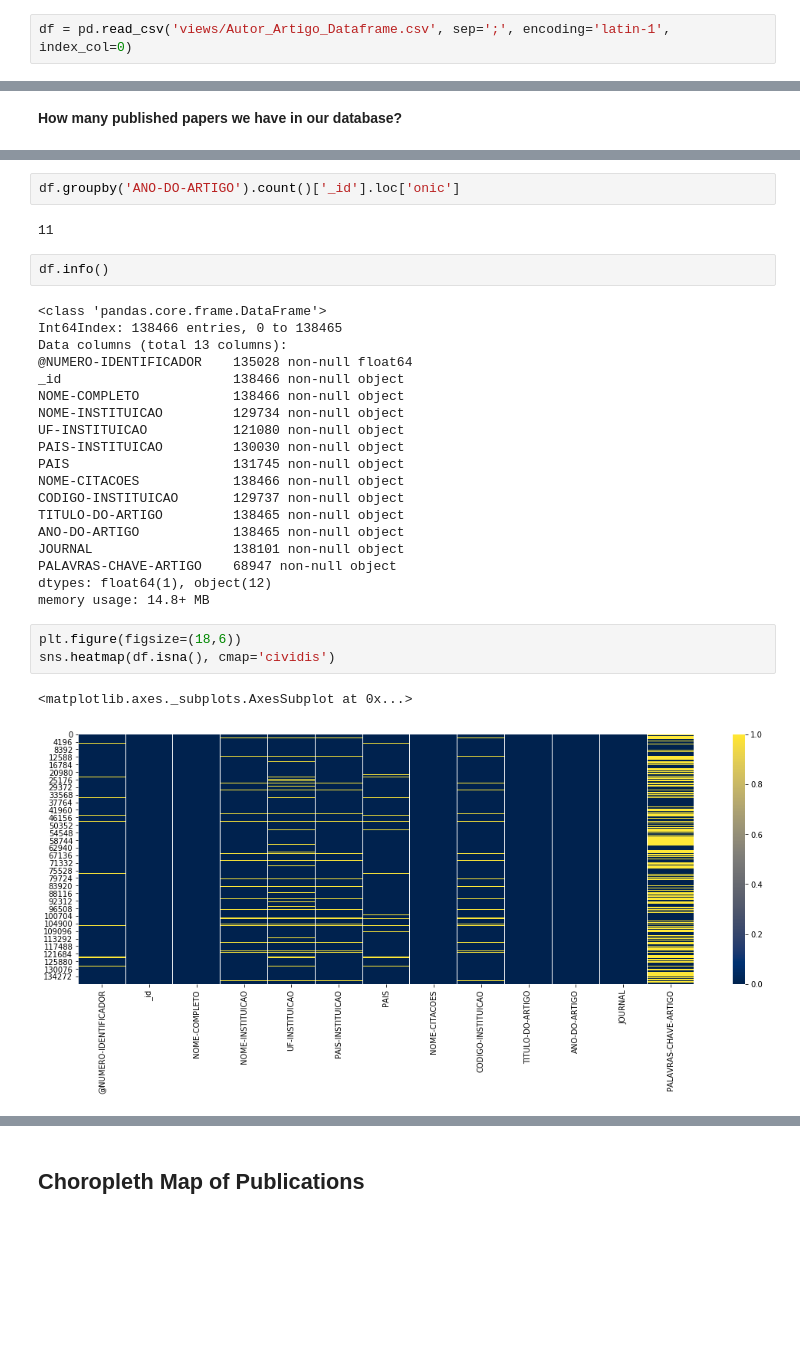
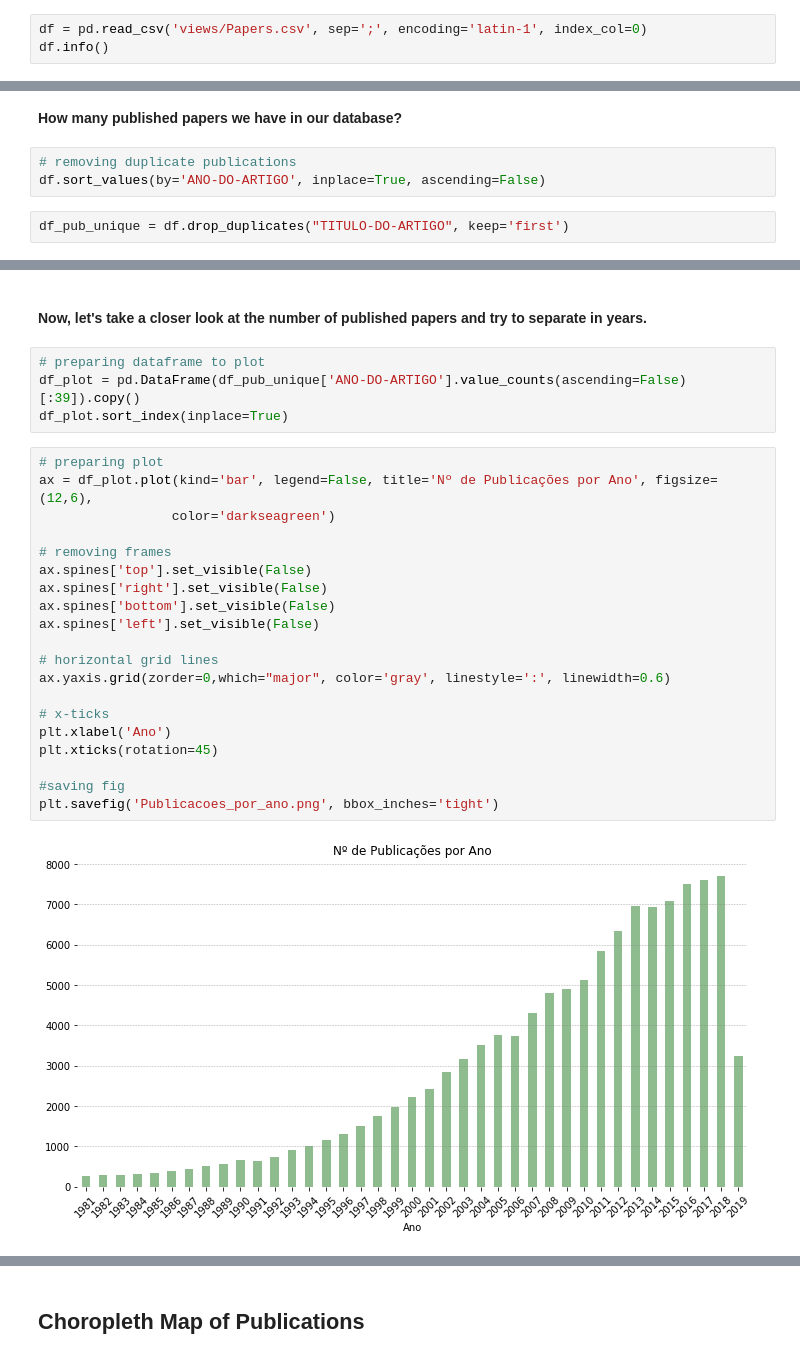
Before and after one commit to davibarreira/PBMNet, a Jupyter notebook: Exploring_Database.ipynb, the cells around one changed output, grey strips where cells are left out. Cells and saved outputs as stored; diff of their text form; blank space fills up the shorter version.

Commit message:
New visualizations - Changes in Exploring_database

```diff
--- a/Exploring_Database.ipynb
+++ b/Exploring_Database.ipynb
@@ -14,4 +14,5 @@ import matplotlib.pyplot as plt
 # %% [markdown]
 **Importing dataframe...**
 # %%
-df = pd.read_csv('views/Autor_Artigo_Dataframe.csv', sep=';', encoding='latin-1', index_col=0)
+df = pd.read_csv('views/Papers.csv', sep=';', encoding='latin-1', index_col=0)
+df.info()
@@ -60,2 +49,7 @@ print('# of researchers in "great" mathematics field: ', df['@NUMERO-IDENTIFICAD
 # %% [markdown]
 **How many published papers we have in our database?**
+# %%
+# removing duplicate publications
+df.sort_values(by='ANO-DO-ARTIGO', inplace=True, ascending=False)
+# %%
+df_pub_unique = df.drop_duplicates("TITULO-DO-ARTIGO", keep='first')
@@ -79,31 +64,30 @@ Index(['2016', '2017', '2018', '2015', '2013', '2014', '2012', '2011', '2010',
-# %%
-df.groupby('ANO-DO-ARTIGO').count()['_id'].loc['onic']
-# %% [output]
-11
-# %%
-df.info()
-# %% [output]
-<class 'pandas.core.frame.DataFrame'>
-Int64Index: 138466 entries, 0 to 138465
-Data columns (total 13 columns):
-@NUMERO-IDENTIFICADOR    135028 non-null float64
-_id                      138466 non-null object
-NOME-COMPLETO            138466 non-null object
-NOME-INSTITUICAO         129734 non-null object
-UF-INSTITUICAO           121080 non-null object
-PAIS-INSTITUICAO         130030 non-null object
-PAIS                     131745 non-null object
-NOME-CITACOES            138466 non-null object
-CODIGO-INSTITUICAO       129737 non-null object
-TITULO-DO-ARTIGO         138465 non-null object
-ANO-DO-ARTIGO            138465 non-null object
-JOURNAL                  138101 non-null object
-PALAVRAS-CHAVE-ARTIGO    68947 non-null object
-dtypes: float64(1), object(12)
-memory usage: 14.8+ MB
-# %%
-plt.figure(figsize=(18,6))
-sns.heatmap(df.isna(), cmap='cividis')
-# %% [output]
-<matplotlib.axes._subplots.AxesSubplot at 0x...>
-[figure, removed]
+# %% [markdown]
+<br>
+
+**Now, let's take a closer look at the number of published papers and try to separate in years.**
+# %%
+# preparing dataframe to plot
+df_plot = pd.DataFrame(df_pub_unique['ANO-DO-ARTIGO'].value_counts(ascending=False)[:39]).copy()
+df_plot.sort_index(inplace=True)
+# %%
+# preparing plot
+ax = df_plot.plot(kind='bar', legend=False, title='Nº de Publicações por Ano', figsize=(12,6),
+                 color='darkseagreen')
+
+# removing frames
+ax.spines['top'].set_visible(False)
+ax.spines['right'].set_visible(False)
+ax.spines['bottom'].set_visible(False)
+ax.spines['left'].set_visible(False)
+
+# horizontal grid lines
+ax.yaxis.grid(zorder=0,which="major", color='gray', linestyle=':', linewidth=0.6)
+
+# x-ticks
+plt.xlabel('Ano')
+plt.xticks(rotation=45)
+
+#saving fig
+plt.savefig('Publicacoes_por_ano.png', bbox_inches='tight')
+# %% [output]
+[figure, added]
```
Also changed, not shown: parts of 23 cells of this notebook, 4 other files.
